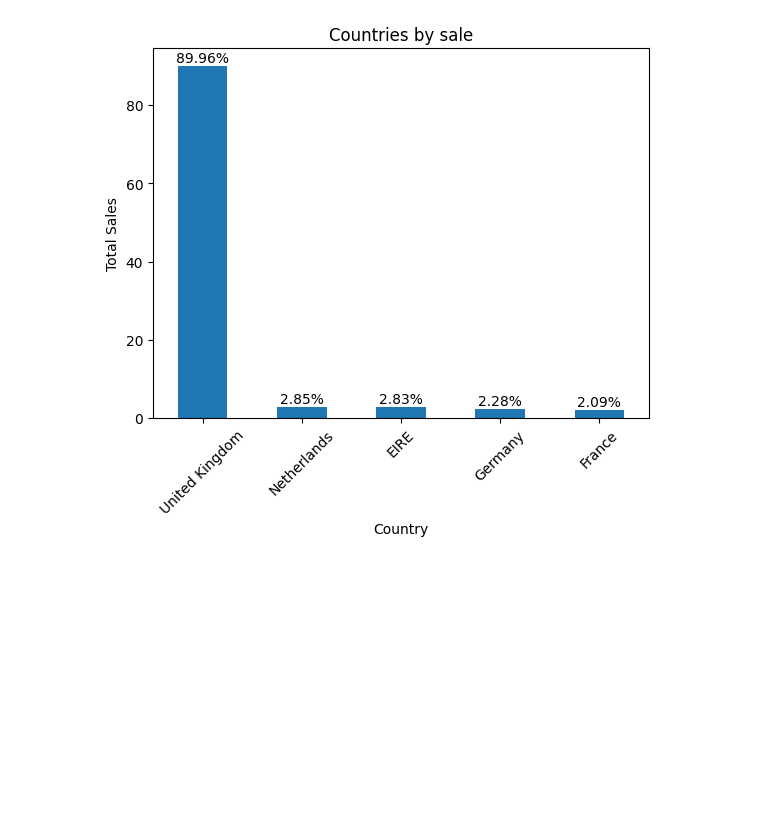
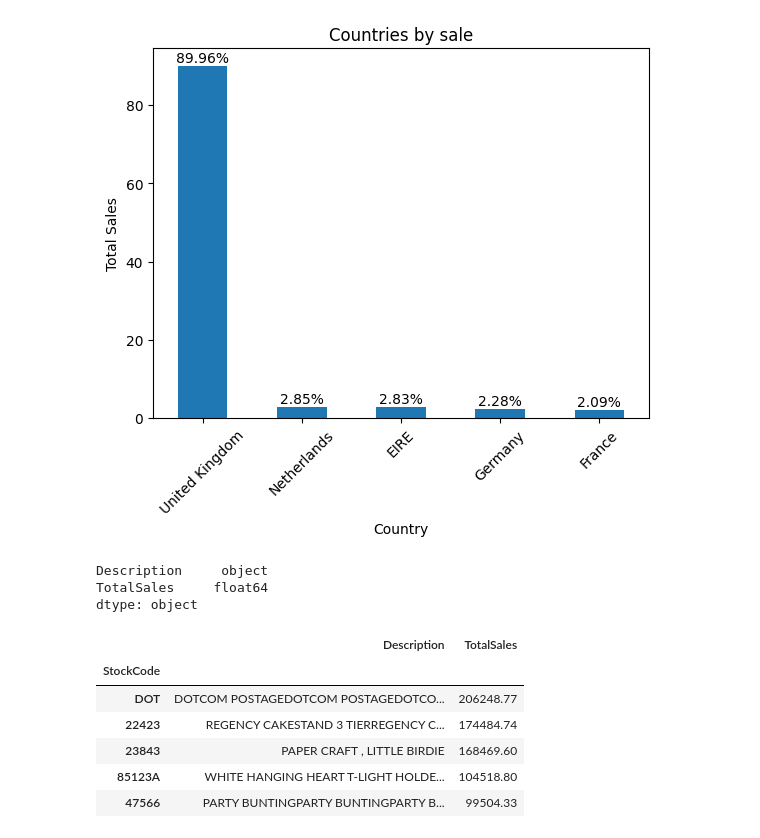
Before and after one commit to AnaghMiglani/Online-Retail-EDA, a Jupyter notebook: Online_Retail_EDA.ipynb, the cells around one changed output. Drawn from its saved outputs; the diff is of its cells as text; code cells hidden in the pictures; blank space fills up the shorter version.

Commit message:
Product Stats

```diff
--- a/Online_Retail_EDA.ipynb
+++ b/Online_Retail_EDA.ipynb
@@ -370,3 +370,19 @@ Germany            2.281211
 France             2.090315
 Name: TotalSales, dtype: float64
 [figure]
+# %%
+product_sales=df2.groupby("StockCode")[["Description","TotalSales"]].sum()
+product_sales.sort_values(by="TotalSales",ascending=False,inplace=True)
+print(df2[["Description", "TotalSales"]].dtypes)
+product_sales.head()
+# %% [output]
+Description     object
+TotalSales     float64
+dtype: object
+|  | Description | TotalSales |
+| StockCode |  |  |
+| DOT | DOTCOM POSTAGEDOTCOM POSTAGEDOTCO... | 206248.77 |
+| 22423 | REGENCY CAKESTAND 3 TIERREGENCY C... | 174484.74 |
+| 23843 | PAPER CRAFT , LITTLE BIRDIE | 168469.60 |
+| 85123A | WHITE HANGING HEART T-LIGHT HOLDE... | 104518.80 |
+| 47566 | PARTY BUNTINGPARTY BUNTINGPARTY B... | 99504.33 |
```
Also changed, not shown: parts of 9 cells of this notebook.
